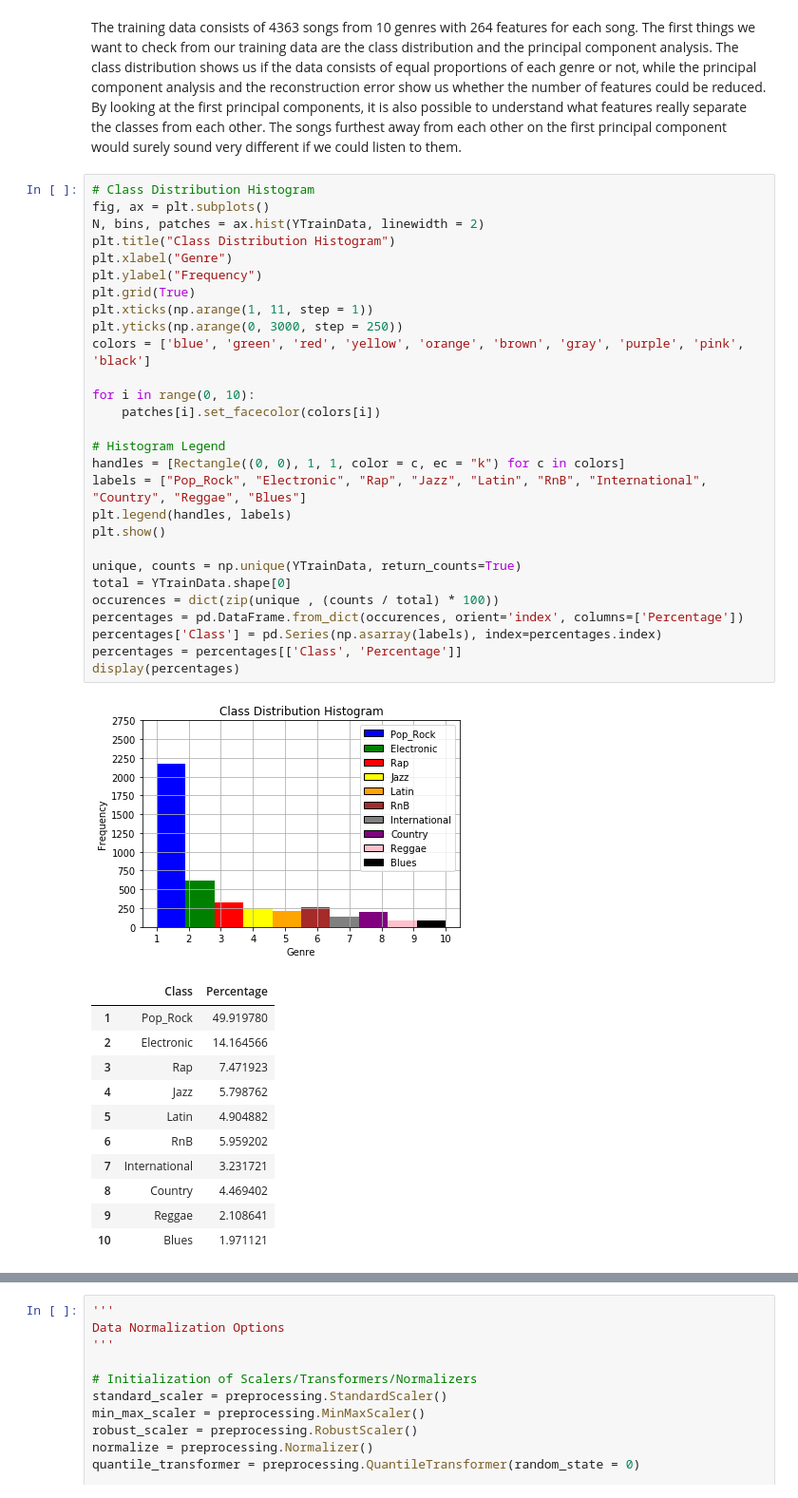
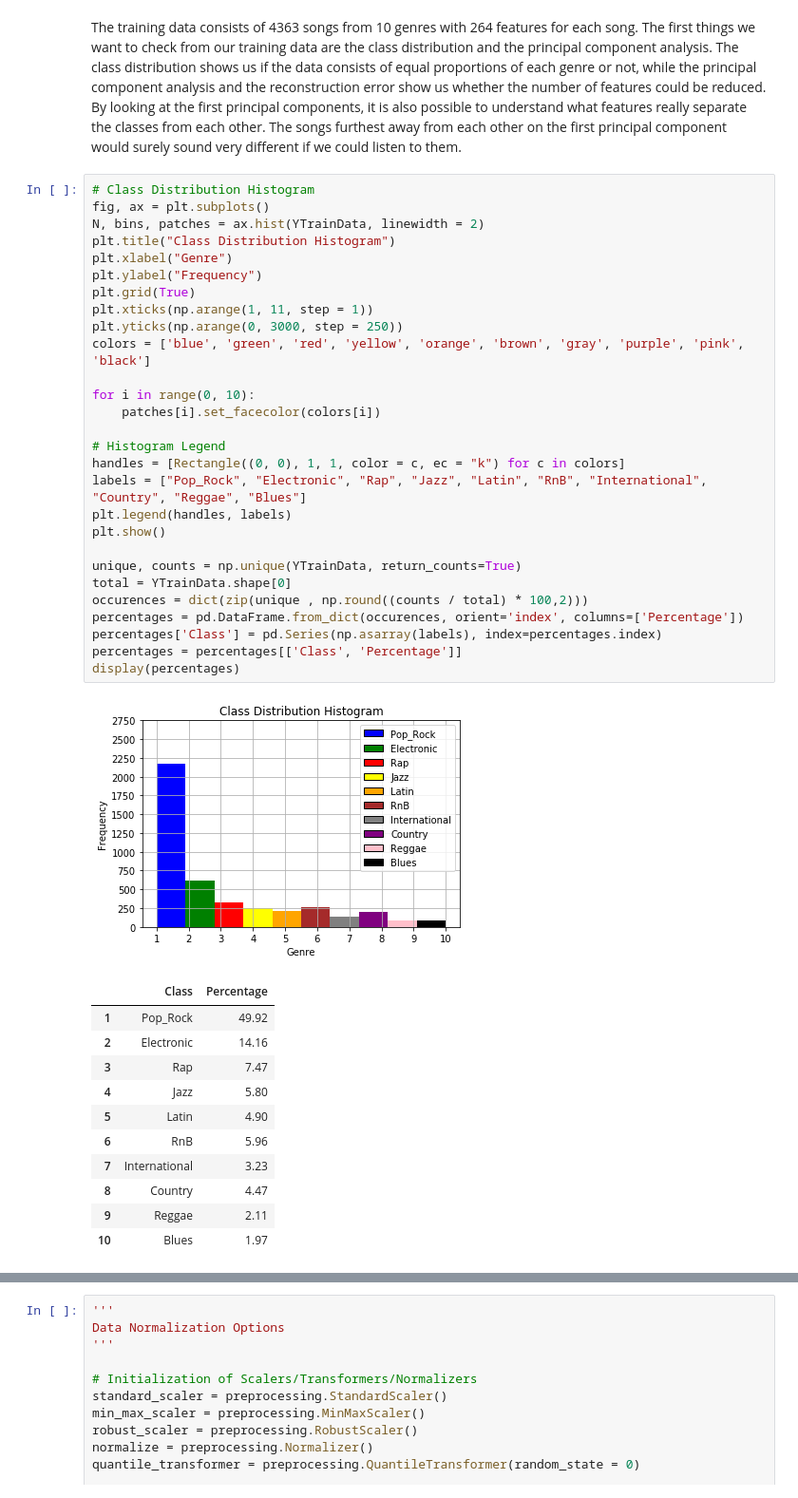
Before and after one commit to abdullahkhan93/MLBP-2018, a Jupyter notebook: Project Report.ipynb, the cells around one changed output, grey strips where cells are left out. Shown at 95% size. Cells and saved outputs as stored; diff of their text form.

```diff
--- a/Project Report.ipynb
+++ b/Project Report.ipynb
@@ -186,44 +186,44 @@ The training data consists of 4363 songs from 10 genres with 264 features for ea
 # %%
 # Class Distribution Histogram
 fig, ax = plt.subplots()
 N, bins, patches = ax.hist(YTrainData, linewidth = 2)
 plt.title("Class Distribution Histogram")
 plt.xlabel("Genre")
 plt.ylabel("Frequency")
 plt.grid(True)
 plt.xticks(np.arange(1, 11, step = 1))
 plt.yticks(np.arange(0, 3000, step = 250))
 colors = ['blue', 'green', 'red', 'yellow', 'orange', 'brown', 'gray', 'purple', 'pink', 'black']
 
 for i in range(0, 10):
     patches[i].set_facecolor(colors[i])
 
 # Histogram Legend
 handles = [Rectangle((0, 0), 1, 1, color = c, ec = "k") for c in colors]
 labels = ["Pop_Rock", "Electronic", "Rap", "Jazz", "Latin", "RnB", "International", "Country", "Reggae", "Blues"]
 plt.legend(handles, labels)
 plt.show()
 
 unique, counts = np.unique(YTrainData, return_counts=True)
 total = YTrainData.shape[0]
-occurences = dict(zip(unique , (counts / total) * 100))
+occurences = dict(zip(unique , np.round((counts / total) * 100,2)))
 percentages = pd.DataFrame.from_dict(occurences, orient='index', columns=['Percentage'])
 percentages['Class'] = pd.Series(np.asarray(labels), index=percentages.index)
 percentages = percentages[['Class', 'Percentage']]
 display(percentages)
 # %% [output]
 [figure]
 |  | Class | Percentage |
-| 1 | Pop_Rock | 49.919780 |
-| 2 | Electronic | 14.164566 |
-| 3 | Rap | 7.471923 |
-| 4 | Jazz | 5.798762 |
-| 5 | Latin | 4.904882 |
-| 6 | RnB | 5.959202 |
-| 7 | International | 3.231721 |
-| 8 | Country | 4.469402 |
-| 9 | Reggae | 2.108641 |
-| 10 | Blues | 1.971121 |
+| 1 | Pop_Rock | 49.92 |
+| 2 | Electronic | 14.16 |
+| 3 | Rap | 7.47 |
+| 4 | Jazz | 5.80 |
+| 5 | Latin | 4.90 |
+| 6 | RnB | 5.96 |
+| 7 | International | 3.23 |
+| 8 | Country | 4.47 |
+| 9 | Reggae | 2.11 |
+| 10 | Blues | 1.97 |
 # %% [markdown]
 From the class distribution histogram, it is obvious that the training data is heavily skewed towards the __Pop/Rock__ genre. The percentages of each class clearly depcit the fact that almost half of the data __49.92 %__ belongs to the __Pop/Rock__ class. This is problematic if the test data is distributed differently, as classifiers trained with this data will probably classify many songs from other genres as __Pop/Rock__ in order to increase accuracy. This has to be taken into account in training the models in order to get proper predictions, especially if the test data seems to be distributed differently.
 
```
Also changed, not shown: parts of 5 cells of this notebook.
